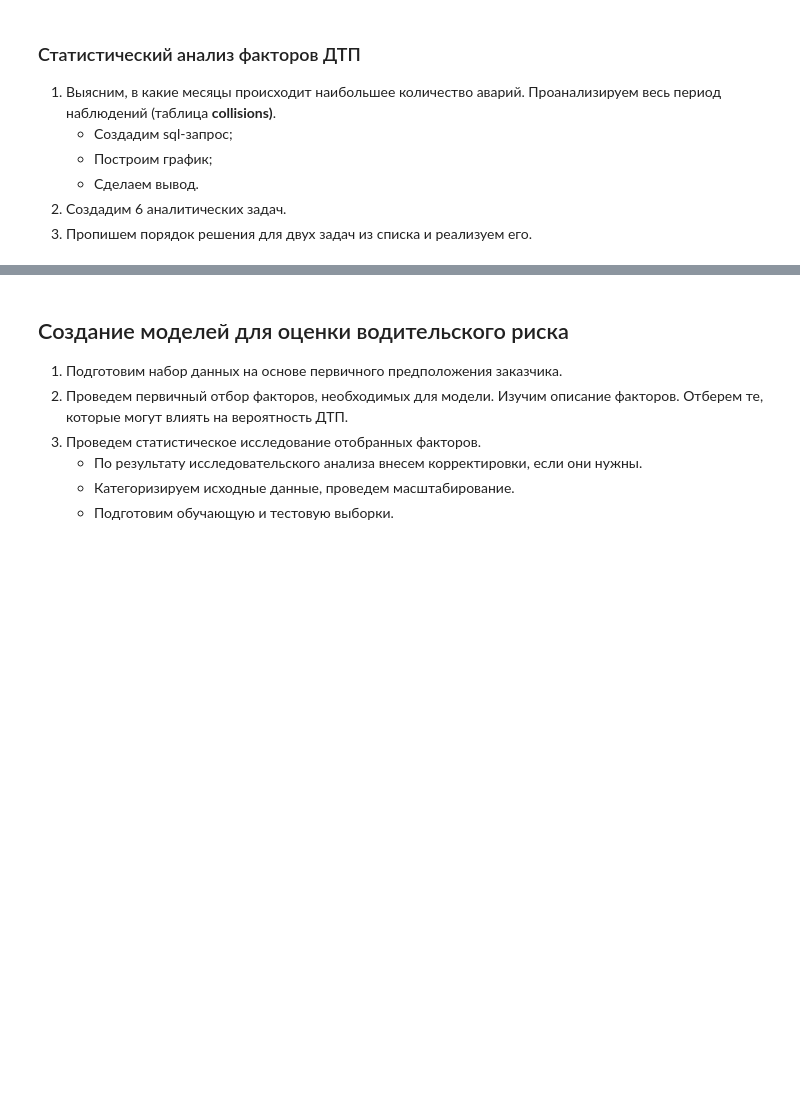
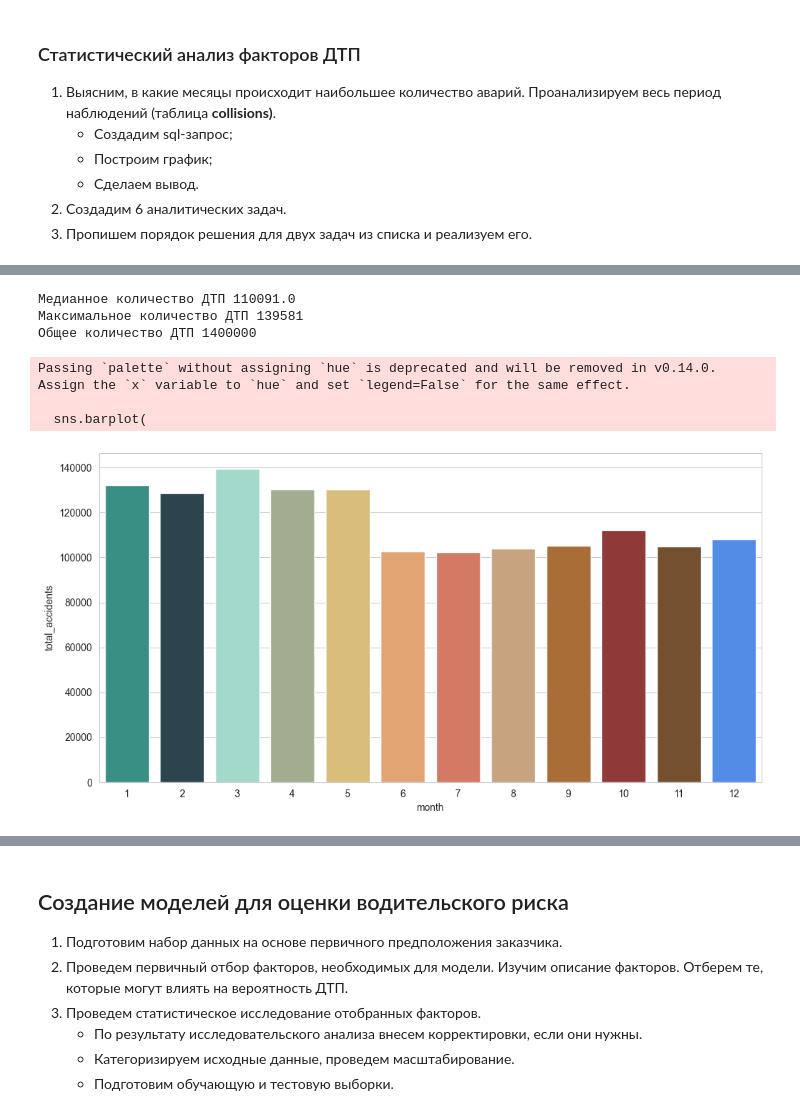
Before and after one commit to Moncervers/car_accident_prediction, a Jupyter notebook: project_notebook.ipynb, the cells around one changed output, grey strips where cells are left out. Drawn from its saved outputs; the diff is of its cells as text; code cells hidden in the pictures; blank space fills up the shorter version.

Commit message:
Finished static accident analysis

```diff
--- a/project_notebook.ipynb
+++ b/project_notebook.ipynb
@@ -132,0 +151,7 @@ engine = create_engine(connection_string)
+# %%
+# Проверяем, можно ли объединить таблицы по party_number
+with open('queries/second_check.sql', 'r') as file:
+    query = file.read()
+
+# Выводим первые 10 строк объединенного DataFrame
+pd.read_sql_query(query, engine)
@@ -139,3 +176,16 @@ engine = create_engine(connection_string)
     - Сделаем вывод.
 2. Создадим 6 аналитических задач.
 3. Пропишем порядок решения для двух задач из списка и реализуем его.
+# %%
+# Группируем количество ДТП по месяцам
+with open('queries/collisions_by_month.sql', 'r') as file:
+    query = file.read()
+
+# Сохраняем датафрейм
+collisions_by_month = pd.read_sql_query(query, engine)
+
+# Преобразуем столбец 'month' в строку
+collisions_by_month['month'] = collisions_by_month['month'].astype(int).astype(str)
+
+# Выводим датафрейм
+collisions_by_month
@@ -141,0 +206,41 @@ engine = create_engine(connection_string)
+# %%
+print('Медианное количество ДТП', collisions_by_month['total_accidents'].median())
+print('Максимальное количество ДТП', collisions_by_month['total_accidents'].max())
+print('Общее количество ДТП', collisions_by_month['total_accidents'].sum())
+# %% [output]
+Медианное количество ДТП 110091.0
+Максимальное количество ДТП 139581
+Общее количество ДТП 1400000
+# %%
+# Рисуем столбчатую диаграмму по месяцам
+fig, ax = plt.subplots(figsize=(12, 6))
+
+month_colors = {
+    '1': "#2A9D8F",  # Глубокий холодный бирюзовый (зима)
+    '2': "#264653",  # Тёмный сине-серый (зима)
+    '3': "#99E2D0",  # Светлый бирюзовый (весна) - сохранён
+    '4': "#A3B18A",  # Приглушенный оливковый (весна)
+    '5': "#E9C46A",  # Мягкий золотистый (весна)
+    '6': "#F4A261",  # Тёплый песочный (лето)
+    '7': "#E76F51",  # Приглушенный терракотовый (лето)
+    '8': "#D4A373",  # Нежный кораллово-бежевый (лето)
+    '9': "#BC6C25",  # Тёплый умбровый (осень)
+    '10': "#9E2A2B",  # Глубокий винный (осень)
+    '11': "#7F4F24",  # Тёмный охра (осень)
+    '12': "#3A86FF"   # Яркий ледяной синий (зима)
+}
+
+sns.barplot(
+    x='month',
+    y='total_accidents',
+    data=collisions_by_month,
+    palette=month_colors,
+    ax=ax
+)
+
+plt.show()
+# %% [output]
+Passing `palette` without assigning `hue` is deprecated and will be removed in v0.14.0. Assign the `x` variable to `hue` and set `legend=False` for the same effect.
+
+  sns.barplot(
+[figure, added]
```
Also changed, not shown: parts of 36 cells of this notebook, 1 other file.
